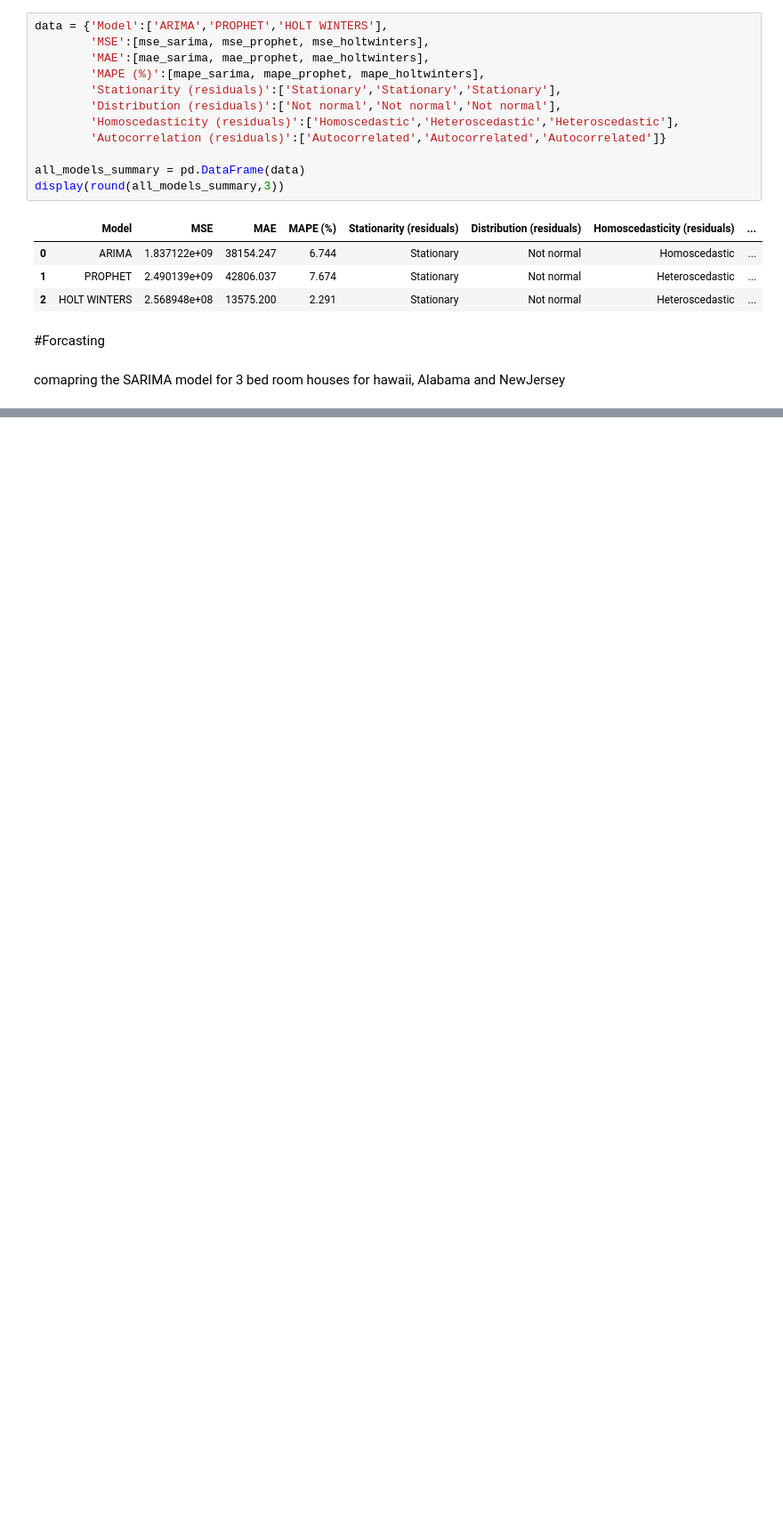
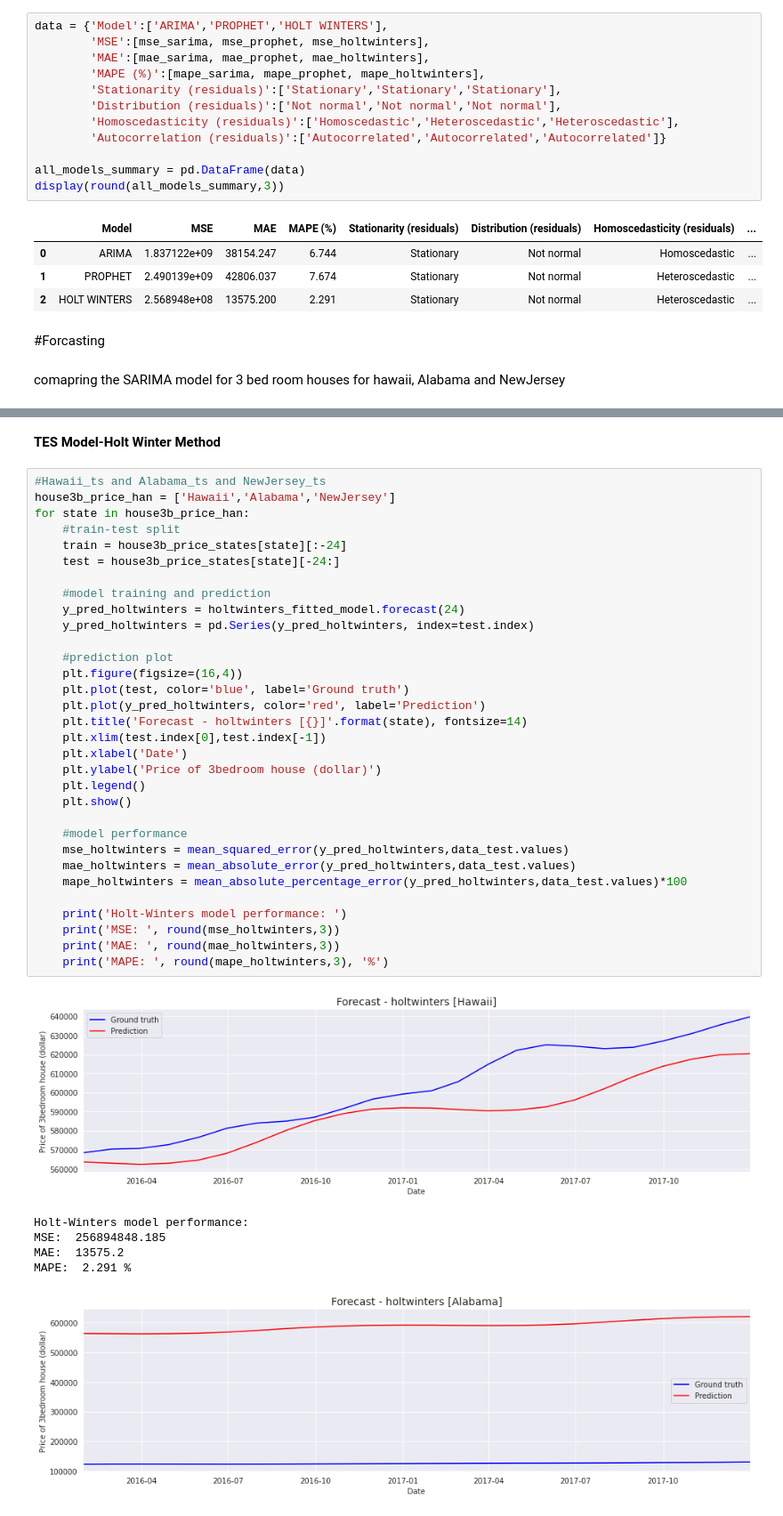
Before and after one commit to MaliheDahmardeh/state-house-price-analysis-SM, a Jupyter notebook: state-house-price-analysis.ipynb, the cells around one changed output, grey strips where cells are left out. Shown at 89% size. Cells and saved outputs as stored; diff of their text form; blank space fills up the shorter version.

```diff
--- a/state-house-price-analysis.ipynb
+++ b/state-house-price-analysis.ipynb
@@ -1733,0 +1745,41 @@ for state in house3b_price_han:
+# %% [markdown]
+**TES  Model-Holt Winter Method**
+# %%
+#Hawaii_ts and Alabama_ts and NewJersey_ts
+house3b_price_han = ['Hawaii','Alabama','NewJersey']
+for state in house3b_price_han:
+    #train-test split
+    train = house3b_price_states[state][:-24]
+    test = house3b_price_states[state][-24:]
+
+    #model training and prediction
+    y_pred_holtwinters = holtwinters_fitted_model.forecast(24)
+    y_pred_holtwinters = pd.Series(y_pred_holtwinters, index=test.index)
+
+    #prediction plot
+    plt.figure(figsize=(16,4))
+    plt.plot(test, color='blue', label='Ground truth')
+    plt.plot(y_pred_holtwinters, color='red', label='Prediction')
+    plt.title('Forecast - holtwinters [{}]'.format(state), fontsize=14)
+    plt.xlim(test.index[0],test.index[-1])
+    plt.xlabel('Date')
+    plt.ylabel('Price of 3bedroom house (dollar)')
+    plt.legend()
+    plt.show()
+
+    #model performance
+    mse_holtwinters = mean_squared_error(y_pred_holtwinters,data_test.values)
+    mae_holtwinters = mean_absolute_error(y_pred_holtwinters,data_test.values)
+    mape_holtwinters = mean_absolute_percentage_error(y_pred_holtwinters,data_test.values)*100
+
+    print('Holt-Winters model performance: ')
+    print('MSE: ', round(mse_holtwinters,3))
+    print('MAE: ', round(mae_holtwinters,3))
+    print('MAPE: ', round(mape_holtwinters,3), '%')
+# %% [output]
+[figure, added]
+Holt-Winters model performance:
+MSE:  256894848.185
+MAE:  13575.2
+MAPE:  2.291 %
+[figure, added]
```
Also changed, not shown: parts of 54 cells of this notebook.
